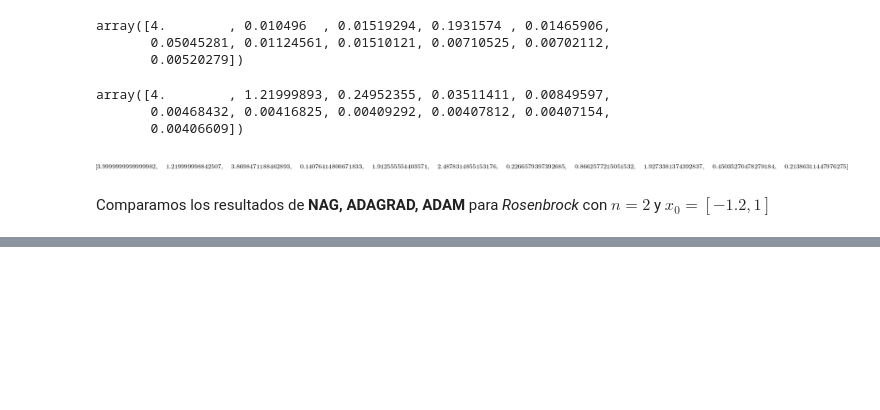
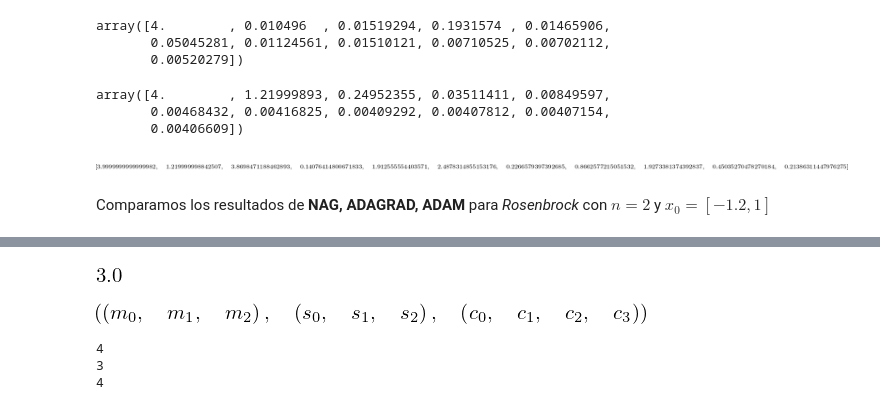
Before and after one commit to nottu/nottu-notes, a Jupyter notebook: MachineLearning/tarea_2_javier_peralta.ipynb, the cells around one changed output, grey strips where cells are left out. Cells and saved outputs as stored; diff of their text form; code cells hidden in the pictures; blank space fills up the shorter version.

```diff
--- a/MachineLearning/tarea_2_javier_peralta.ipynb
+++ b/MachineLearning/tarea_2_javier_peralta.ipynb
@@ -223,0 +299,16 @@ array([ 0.        , 86.97603218])
+# %%
+np.floor(10/3)
+# %% [output]
+[figure, added]
+# %%
+k = int(np.floor(10/3))
+(mu + sigma + c)[:k], (mu + sigma + c)[k:2*k], (mu + sigma + c)[2*k:]
+# %% [output]
+[figure, added]
+# %%
+a = [4, 3, 4]
+for i in a: print(i)
+# %% [output]
+4
+3
+4
```
Also changed, not shown: parts of 16 cells of this notebook, 1 other file.
